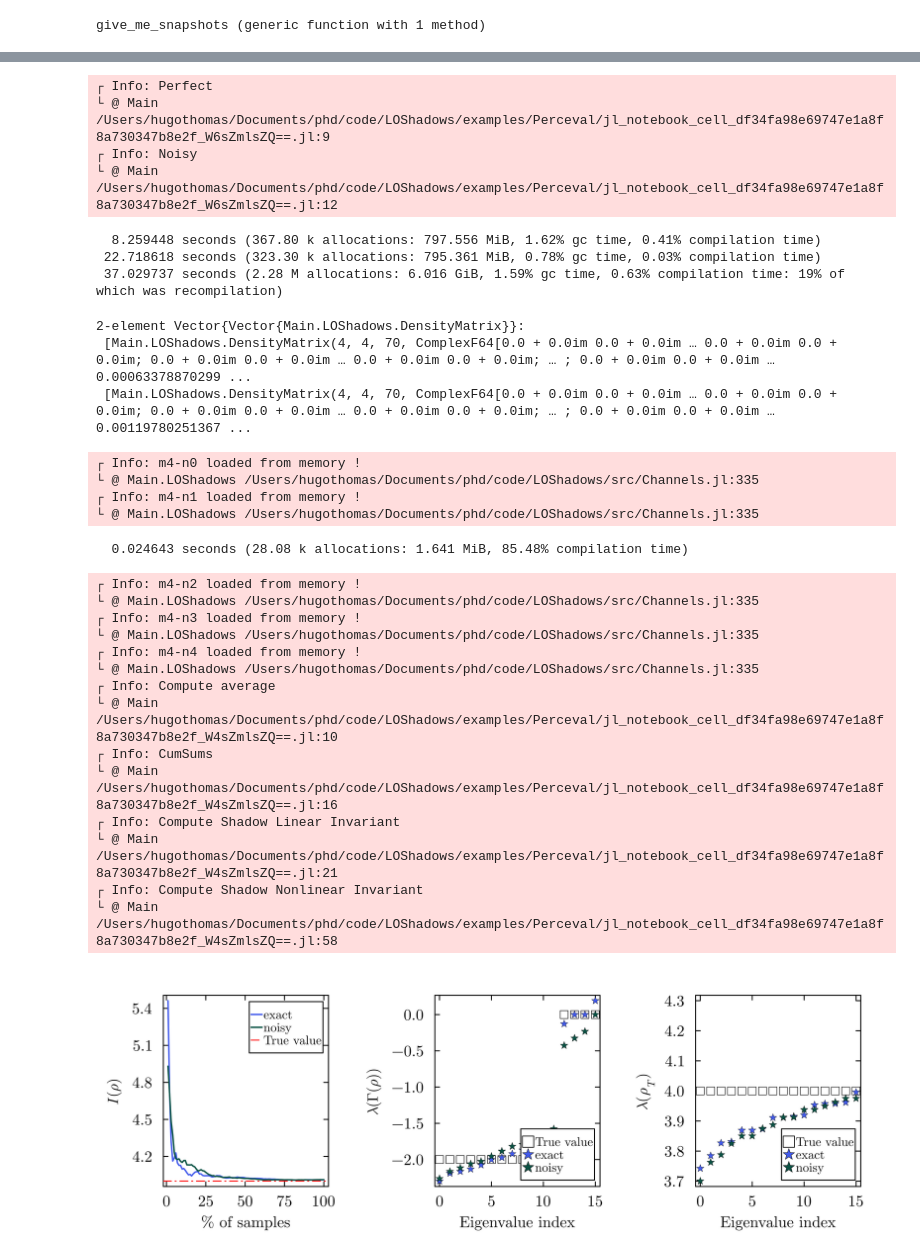
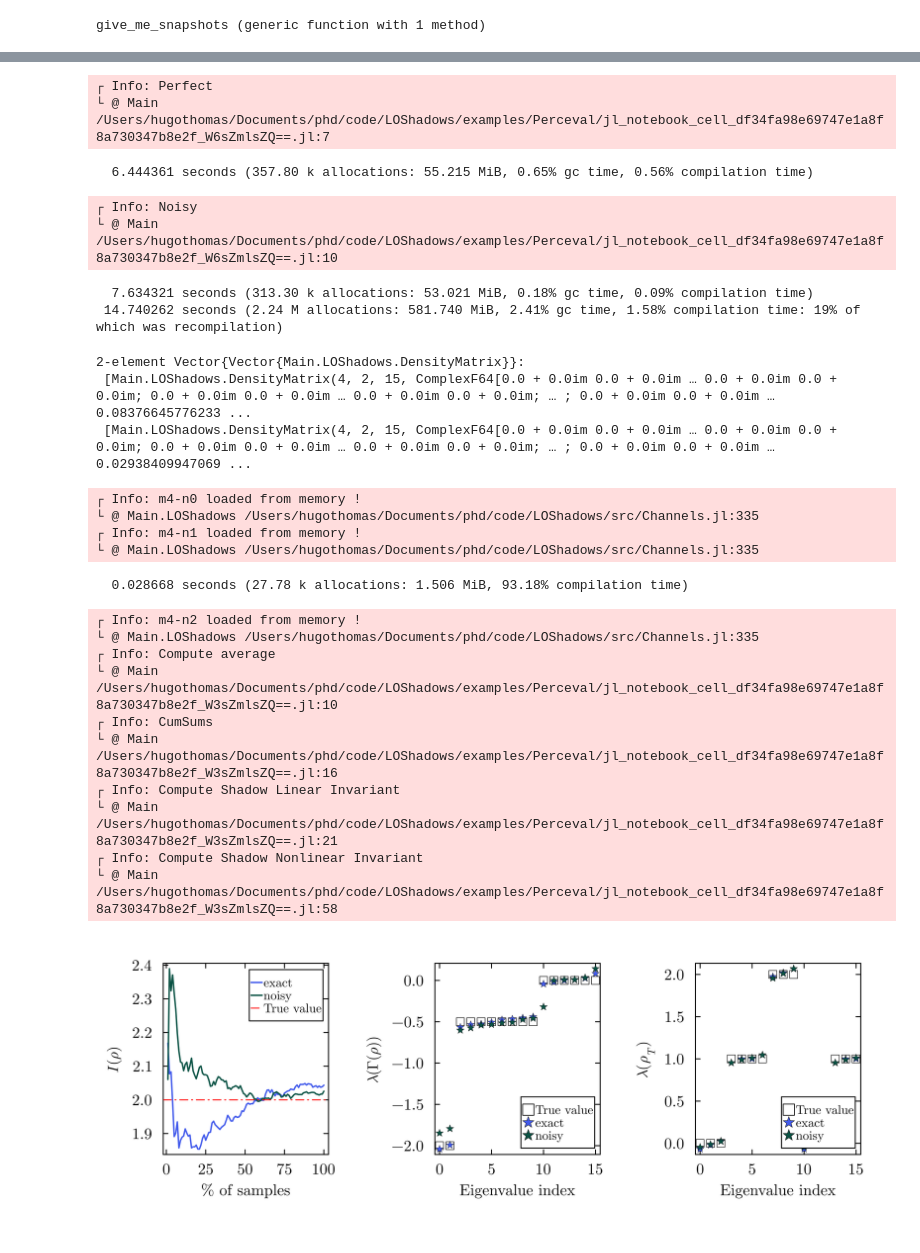
Before and after one commit to thmhugo/LOShadows.jl, a Jupyter notebook: examples/Perceval/Shadows.ipynb, the cells around one changed output, grey strips where cells are left out. Cells and saved outputs as stored; diff of their text form; code cells hidden in the pictures.

Commit message:
cleaner examples

```diff
--- a/examples/Perceval/Shadows.ipynb
+++ b/examples/Perceval/Shadows.ipynb
@@ -27,9 +25,8 @@ WARNING: replacing module LOShadows.
 # %%
 default(fontfamily="Computer Modern", framestyle=:box, grid=false)
 
-quandelablue = RGB(67 / 255, 91 / 255, 236 / 255)
-quandelared = RGB(240 / 255, 115 / 255, 98 / 255)
+niceblue = RGB(67 / 255, 91 / 255, 236 / 255)
+coolred = RGB(240 / 255, 115 / 255, 98 / 255)
 green = RGB(11 / 255, 83 / 255, 69 / 255)
-quandelawhite = RGB(250 / 255, 250 / 255, 250 / 255)
-niceblue = RGB(26 / 255, 103 / 255, 172 / 255)
+white = RGB(250 / 255, 250 / 255, 250 / 255)
 # %% [output]
@@ -183,7 +180,7 @@ function plot_invariant(all_snapshots, labels, colors, ρ; K=100)
         0:m^2-1,
         sp_dm,
         label="True value",
-        color=quandelared,
+        color=coolred,
         xlabel="Eigenvalue index",
         ylabel=L"$\lambda(\Gamma(\rho))$",
         xtickfontsize=10,
@@ -220,7 +217,7 @@ function plot_invariant(all_snapshots, labels, colors, ρ; K=100)
         0:m^2-1,
         sp_projection_dm,
         label="True value",
-        color=quandelared,
+        color=coolred,
         xlabel="Eigenvalue index",
         ylabel=L"$\lambda(\rho_T)$",
         xtickfontsize=10,
@@ -458,7 +443,7 @@ end
 give_me_snapshots (generic function with 1 method)
 # %%
 m = 4
-n = 4
+n = 2
 N = 10000
 U = py"""get_a_random_u"""(m)
 dm = LOShadows.DensityMatrix(m, n, py"""get_state_dm"""(m, n, [ones(Int, n)..., zeros(Int, m - n)...], U))
@@ -468,38 +453,34 @@ Main.LOShadows.DensityMatrix(4, 4, 70, ComplexF64[0.0 + 0.0im 0.0 + 0.0im … 0.
 @time snapshots = give_me_snapshots(m, n, N, U)
 # %% [output]
 ┌ Info: Perfect
-└ @ Main /Users/hugothomas/Documents/phd/code/LOShadows/examples/Perceval/jl_notebook_cell_df34fa98e69747e1a8f8a730347b8e2f_W6sZmlsZQ==.jl:9
-┌ Info: Noisy
-└ @ Main /Users/hugothomas/Documents/phd/code/LOShadows/examples/Perceval/jl_notebook_cell_df34fa98e69747e1a8f8a730347b8e2f_W6sZmlsZQ==.jl:12
+└ @ Main /Users/hugothomas/Documents/phd/code/LOShadows/examples/Perceval/jl_notebook_cell_df34fa98e69747e1a8f8a730347b8e2f_W6sZmlsZQ==.jl:7
-  8.259448 seconds (367.80 k allocations: 797.556 MiB, 1.62% gc time, 0.41% compilation time)
- 22.718618 seconds (323.30 k allocations: 795.361 MiB, 0.78% gc time, 0.03% compilation time)
- 37.029737 seconds (2.28 M allocations: 6.016 GiB, 1.59% gc time, 0.63% compilation time: 19% of which was recompilation)
+  6.444361 seconds (357.80 k allocations: 55.215 MiB, 0.65% gc time, 0.56% compilation time)
-2-element Vector{Vector{Main.LOShadows.DensityMatrix}}:
- [Main.LOShadows.DensityMatrix(4, 4, 70, ComplexF64[0.0 + 0.0im 0.0 + 0.0im … 0.0 + 0.0im 0.0 + 0.0im; 0.0 + 0.0im 0.0 + 0.0im … 0.0 + 0.0im 0.0 + 0.0im; … ; 0.0 + 0.0im 0.0 + 0.0im … 0.00063378870299 ...
- [Main.LOShadows.DensityMatrix(4, 4, 70, ComplexF64[0.0 + 0.0im 0.0 + 0.0im … 0.0 + 0.0im 0.0 + 0.0im; 0.0 + 0.0im 0.0 + 0.0im … 0.0 + 0.0im 0.0 + 0.0im; … ; 0.0 + 0.0im 0.0 + 0.0im … 0.00119780251367 ...
+┌ Info: Noisy
+└ @ Main /Users/hugothomas/Documents/phd/code/LOShadows/examples/Perceval/jl_notebook_cell_df34fa98e69747e1a8f8a730347b8e2f_W6sZmlsZQ==.jl:10
+  7.634321 seconds (313.30 k allocations: 53.021 MiB, 0.18% gc time, 0.09% compilation time)
+ 14.740262 seconds (2.24 M allocations: 581.740 MiB, 2.41% gc time, 1.58% compilation time: 19% of which was recompilation)
+2-element Vector{Vector{Main.LOShadows.DensityMatrix}}:
+ [Main.LOShadows.DensityMatrix(4, 2, 15, ComplexF64[0.0 + 0.0im 0.0 + 0.0im … 0.0 + 0.0im 0.0 + 0.0im; 0.0 + 0.0im 0.0 + 0.0im … 0.0 + 0.0im 0.0 + 0.0im; … ; 0.0 + 0.0im 0.0 + 0.0im … 0.08376645776233 ...
+ [Main.LOShadows.DensityMatrix(4, 2, 15, ComplexF64[0.0 + 0.0im 0.0 + 0.0im … 0.0 + 0.0im 0.0 + 0.0im; 0.0 + 0.0im 0.0 + 0.0im … 0.0 + 0.0im 0.0 + 0.0im; … ; 0.0 + 0.0im 0.0 + 0.0im … 0.02938409947069 ...
 # %%
-plot_invariant(snapshots, ["exact", "noisy"], [quandelablue, green], dm)
+plot_invariant(snapshots, ["exact", "noisy"], [niceblue, green], dm)
 # %% [output]
 ┌ Info: m4-n0 loaded from memory !
 └ @ Main.LOShadows /Users/hugothomas/Documents/phd/code/LOShadows/src/Channels.jl:335
 ┌ Info: m4-n1 loaded from memory !
 └ @ Main.LOShadows /Users/hugothomas/Documents/phd/code/LOShadows/src/Channels.jl:335
-  0.024643 seconds (28.08 k allocations: 1.641 MiB, 85.48% compilation time)
+  0.028668 seconds (27.78 k allocations: 1.506 MiB, 93.18% compilation time)
 ┌ Info: m4-n2 loaded from memory !
 └ @ Main.LOShadows /Users/hugothomas/Documents/phd/code/LOShadows/src/Channels.jl:335
-┌ Info: m4-n3 loaded from memory !
-└ @ Main.LOShadows /Users/hugothomas/Documents/phd/code/LOShadows/src/Channels.jl:335
-┌ Info: m4-n4 loaded from memory !
-└ @ Main.LOShadows /Users/hugothomas/Documents/phd/code/LOShadows/src/Channels.jl:335
 ┌ Info: Compute average
-└ @ Main /Users/hugothomas/Documents/phd/code/LOShadows/examples/Perceval/jl_notebook_cell_df34fa98e69747e1a8f8a730347b8e2f_W4sZmlsZQ==.jl:10
+└ @ Main /Users/hugothomas/Documents/phd/code/LOShadows/examples/Perceval/jl_notebook_cell_df34fa98e69747e1a8f8a730347b8e2f_W3sZmlsZQ==.jl:10
 ┌ Info: CumSums
-└ @ Main /Users/hugothomas/Documents/phd/code/LOShadows/examples/Perceval/jl_notebook_cell_df34fa98e69747e1a8f8a730347b8e2f_W4sZmlsZQ==.jl:16
+└ @ Main /Users/hugothomas/Documents/phd/code/LOShadows/examples/Perceval/jl_notebook_cell_df34fa98e69747e1a8f8a730347b8e2f_W3sZmlsZQ==.jl:16
 ┌ Info: Compute Shadow Linear Invariant
-└ @ Main /Users/hugothomas/Documents/phd/code/LOShadows/examples/Perceval/jl_notebook_cell_df34fa98e69747e1a8f8a730347b8e2f_W4sZmlsZQ==.jl:21
+└ @ Main /Users/hugothomas/Documents/phd/code/LOShadows/examples/Perceval/jl_notebook_cell_df34fa98e69747e1a8f8a730347b8e2f_W3sZmlsZQ==.jl:21
 ┌ Info: Compute Shadow Nonlinear Invariant
-└ @ Main /Users/hugothomas/Documents/phd/code/LOShadows/examples/Perceval/jl_notebook_cell_df34fa98e69747e1a8f8a730347b8e2f_W4sZmlsZQ==.jl:58
+└ @ Main /Users/hugothomas/Documents/phd/code/LOShadows/examples/Perceval/jl_notebook_cell_df34fa98e69747e1a8f8a730347b8e2f_W3sZmlsZQ==.jl:58
-[figure, old version]
+[figure, new version]
 # %%
 plot_two_point_correlators(snapshots, ["exact", "noisy"], dm)
 # %% [output]
```
Also changed, not shown: parts of 9 cells of this notebook.
